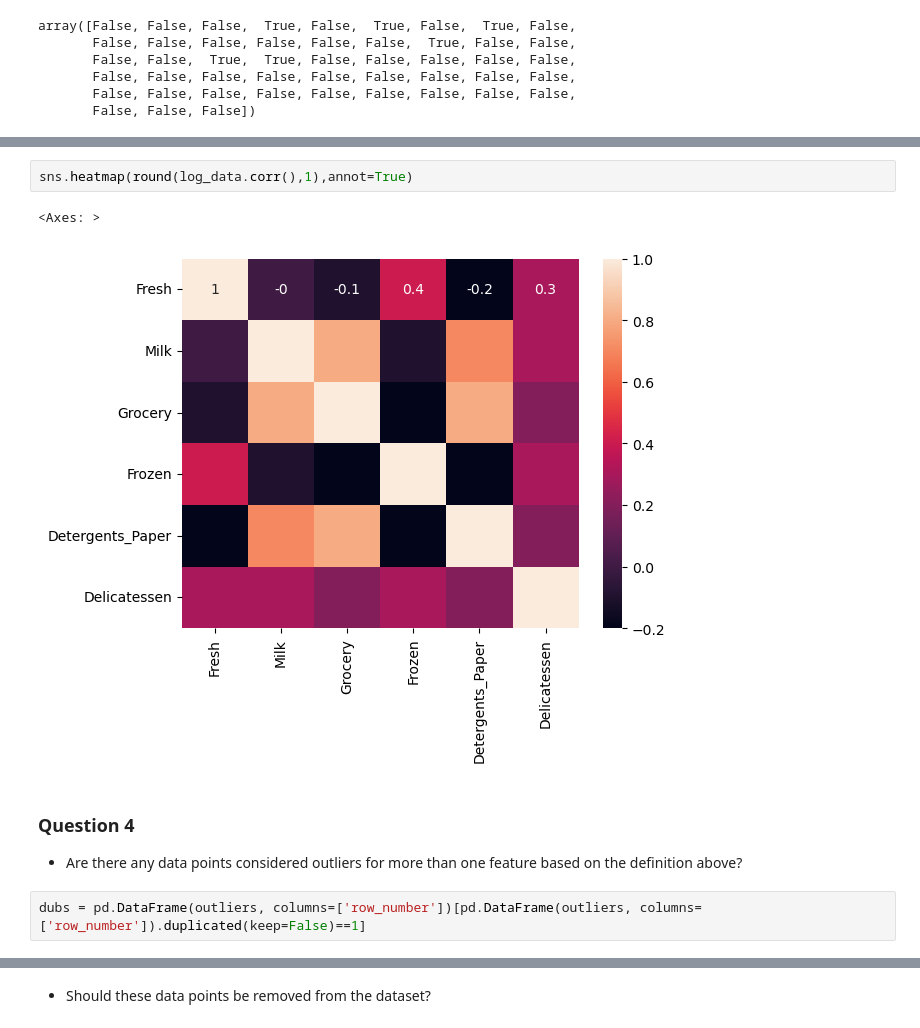
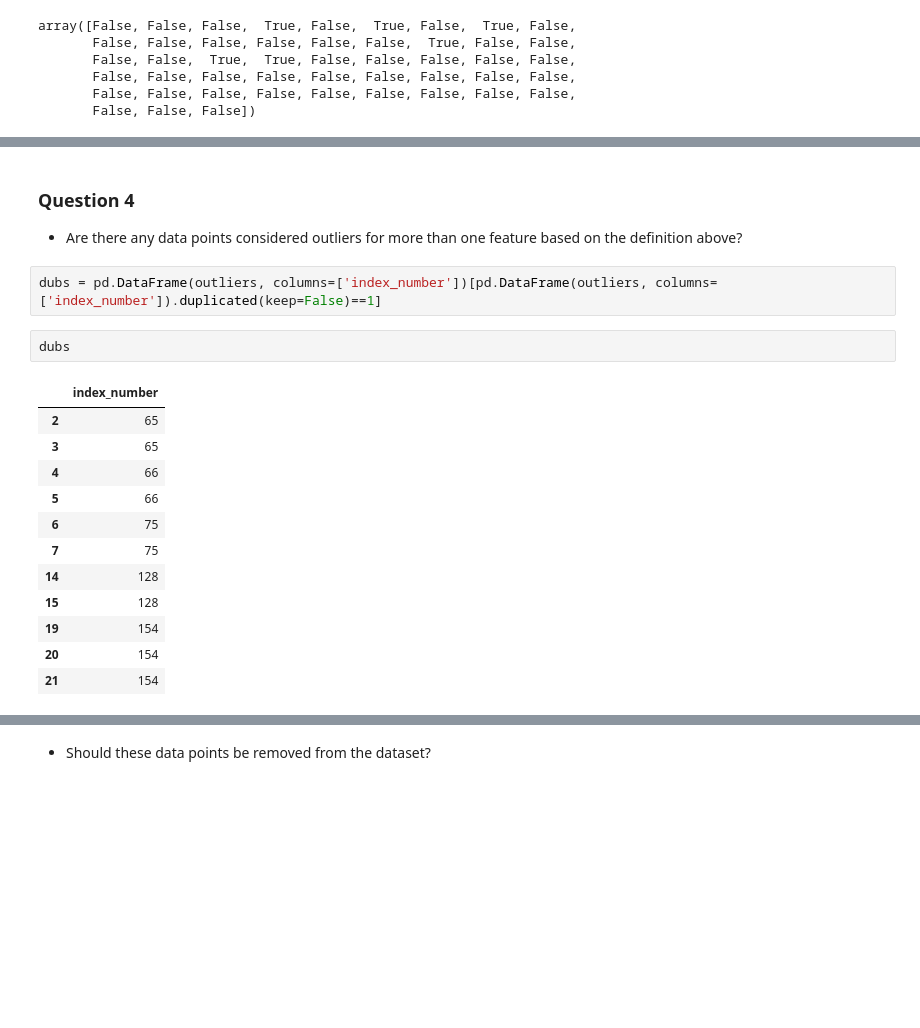
Before and after one commit to itosi/Creating_Customer_Segments, a Jupyter notebook: customer_segments.ipynb, the cells around one changed output, grey strips where cells are left out. Cells and saved outputs as stored; diff of their text form; blank space fills up the shorter version.

```diff
--- a/customer_segments.ipynb
+++ b/customer_segments.ipynb
@@ -595,16 +547,26 @@ sns.pairplot(log_data, vars=log_data.columns.tolist(), diag_kind='kde')   #, hue
 # %% [output]
 <seaborn.axisgrid.PairGrid at 0x...>
 [figure]
-# %%
-sns.heatmap(round(log_data.corr(),1),annot=True)
-# %% [output]
-<Axes: >
-[figure, removed]
 # %% [markdown]
 ### Question 4
 * Are there any data points considered outliers for more than one feature based on the definition above?
 # %%
-dubs = pd.DataFrame(outliers, columns=['row_number'])[pd.DataFrame(outliers, columns=['row_number']).duplicated(keep=False)==1]
+dubs = pd.DataFrame(outliers, columns=['index_number'])[pd.DataFrame(outliers, columns=['index_number']).duplicated(keep=False)==1]
+# %%
+dubs
+# %% [output]
+|  | index_number |
+| 2 | 65 |
+| 3 | 65 |
+| 4 | 66 |
+| 5 | 66 |
+| 6 | 75 |
+| 7 | 75 |
+| 14 | 128 |
+| 15 | 128 |
+| 19 | 154 |
+| 20 | 154 |
+| 21 | 154 |
 # %%
 display(Markdown(f' 1. Yes, there are duplicates and these are their row indices: \n'))
 for x in range(dubs.shape[0]):
```
Also changed, not shown: parts of 18 cells of this notebook.
